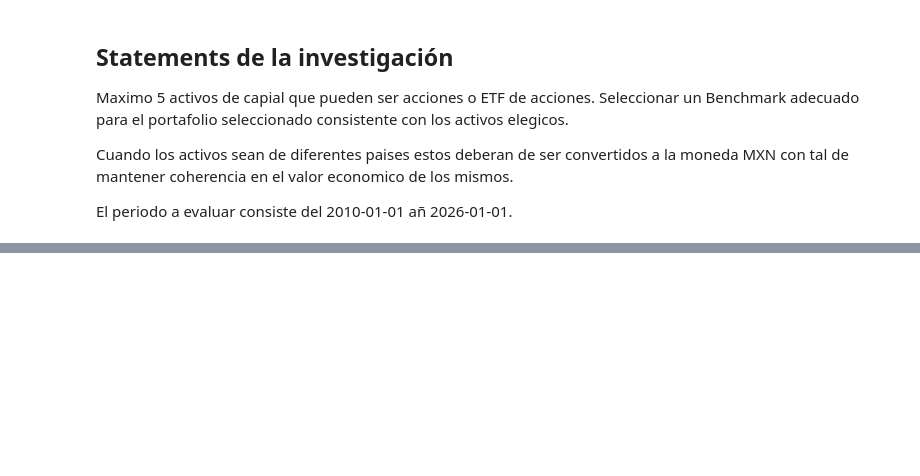
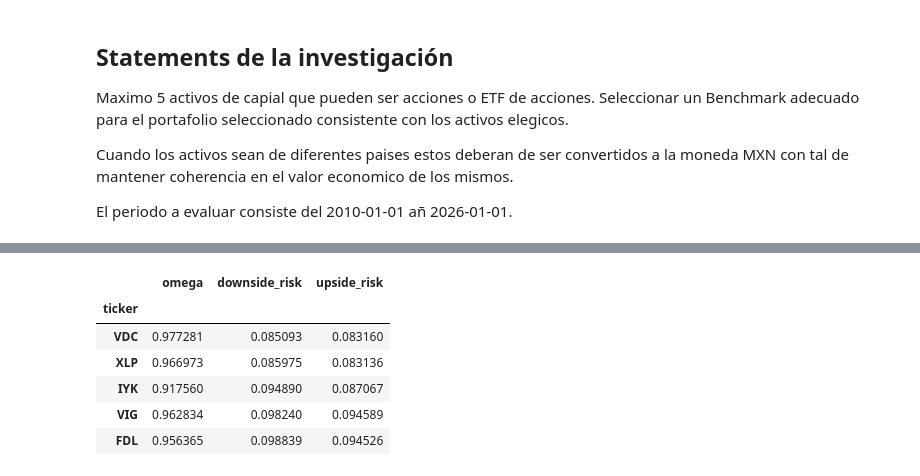
Before and after one commit to Rigobertoj/portafolios_inversion, a Jupyter notebook: research/03.20250316.min_semivar.ipynb, the cells around one changed output, grey strips where cells are left out. Saved outputs shown, nothing was run; the diff lists cells and outputs as text; code cells hidden in the pictures; blank space fills up the shorter version.

Commit message:
Research: research/03.20250316.min_semivar.ipynb | Implementando una serie de estrategias con el objetivo de construir un portafolio solo con activos de equity cuya varianza se aproxime a cero

```diff
--- a/research/03.20250316.min_semivar.ipynb
+++ b/research/03.20250316.min_semivar.ipynb
@@ -34,5 +34,7 @@ from src.asset_allocation import PortfolioElementaryMetrics
 
 from src.security_selection import CorrelationPortfolioSelector
+# %%
+pd.options.display.float_format = '{:.8f}'.format
 # %% [markdown]
 ## Statements de la investigación
 
@@ -70,3 +459,41 @@ Portafolio.portfolio_semivariance()
 # %%
-PortfolioModerMetrics = PortfolioPostModernMetrics(tickers=tickets, start=start_date, end=end_date, weight=weight)
-PortfolioPostModernMetrics
+n_minvol_50 = len(minvol_50)
+
+weight_minvol_50_0 = np.ones(n_minvol_50) / n_minvol_50
+
+minvol_50_post_metrics = PortfolioPostModernMetrics(tickers=minvol_50, start=start_date, end=end_date, weight=weight_minvol_50_0)
+# %%
+omega_minvol_50 = pd.DataFrame(
+    minvol_50_post_metrics.asset_omega_ratio(),
+    columns=["omega"],
+).rename_axis("ticker")
+
+downside_risk_minvol_50 = pd.DataFrame(
+    minvol_50_post_metrics._downside_risk_series(),
+    columns=["downside_risk"]
+    ).rename_axis("ticker")
+
+upside_risk_minvol_50 = pd.DataFrame(
+    minvol_50_post_metrics._upside_risk_series(),
+    columns=["upside_risk"]
+).rename_axis("ticker")
+
+
+metrics_minvol_50 = pd.concat(
+    [
+        omega_minvol_50,
+        downside_risk_minvol_50,
+        upside_risk_minvol_50
+    ],
+    axis = 1
+    )
+
+metrics_minvol_50.sort_values(by = "downside_risk", ascending=True).head(5)
+# %% [output]
+|  | omega | downside_risk | upside_risk |
+| ticker |  |  |  |
+| VDC | 0.977281 | 0.085093 | 0.083160 |
+| XLP | 0.966973 | 0.085975 | 0.083136 |
+| IYK | 0.917560 | 0.094890 | 0.087067 |
+| VIG | 0.962834 | 0.098240 | 0.094589 |
+| FDL | 0.956365 | 0.098839 | 0.094526 |
```
Also changed, not shown: parts of 41 cells of this notebook.
